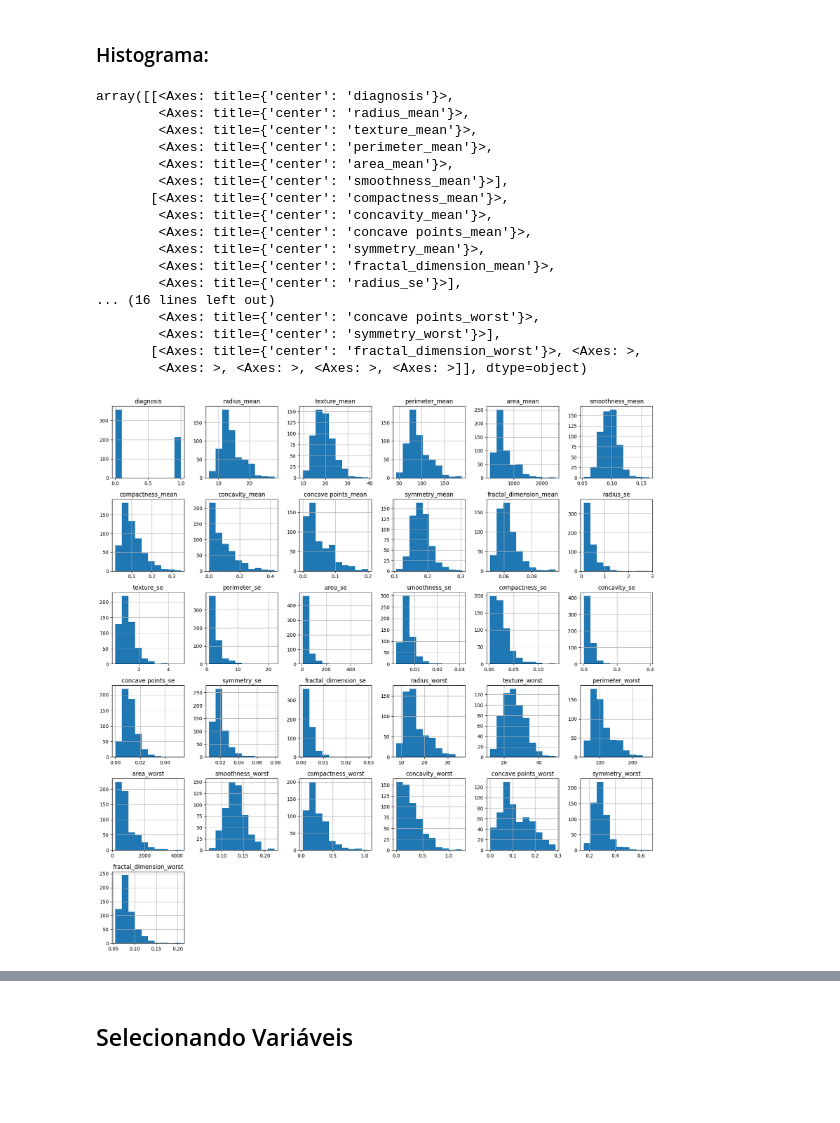
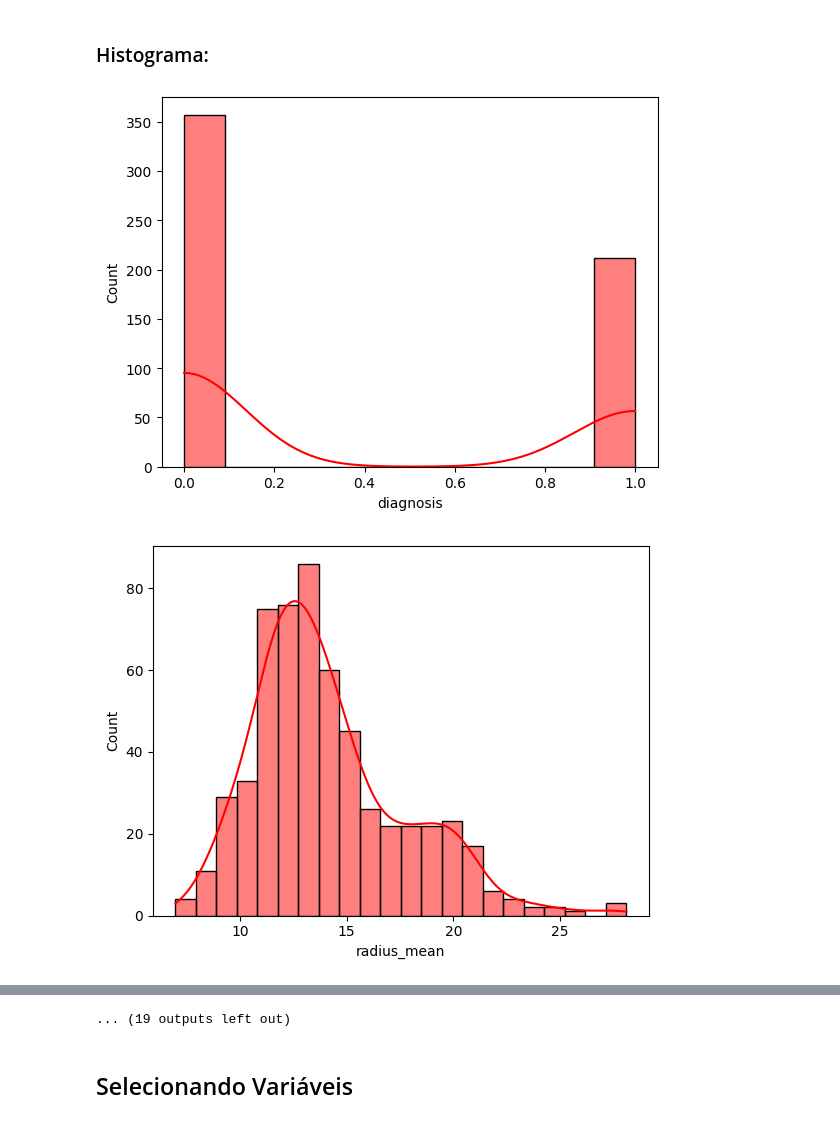
Before and after one commit to Gus-1003/DataScience, a Jupyter notebook: Análise_Dataset_Câncer-de-Mama/Analise_Dataset_Cancer_de_Mama.ipynb, the cells around one changed output, grey strips where cells are left out. Saved outputs shown, nothing was run; the diff lists cells and outputs as text; code cells hidden in the pictures; blank space fills up the shorter version.

```diff
--- a/Análise_Dataset_Câncer-de-Mama/Analise_Dataset_Cancer_de_Mama.ipynb
+++ b/Análise_Dataset_Câncer-de-Mama/Analise_Dataset_Cancer_de_Mama.ipynb
@@ -261,24 +261,10 @@ plt.show()
 ... (18 outputs left out)
 # %% [markdown]
 ### Histograma:
-# %%
-casos.hist(figsize=(20,20))
-# %% [output]
-array([[<Axes: title={'center': 'diagnosis'}>,
-        <Axes: title={'center': 'radius_mean'}>,
-        <Axes: title={'center': 'texture_mean'}>,
-        <Axes: title={'center': 'perimeter_mean'}>,
-        <Axes: title={'center': 'area_mean'}>,
-        <Axes: title={'center': 'smoothness_mean'}>],
-       [<Axes: title={'center': 'compactness_mean'}>,
-        <Axes: title={'center': 'concavity_mean'}>,
-        <Axes: title={'center': 'concave points_mean'}>,
-        <Axes: title={'center': 'symmetry_mean'}>,
-        <Axes: title={'center': 'fractal_dimension_mean'}>,
-        <Axes: title={'center': 'radius_se'}>],
-... (16 lines left out)
-        <Axes: title={'center': 'concave points_worst'}>,
-        <Axes: title={'center': 'symmetry_worst'}>],
-       [<Axes: title={'center': 'fractal_dimension_worst'}>, <Axes: >,
-        <Axes: >, <Axes: >, <Axes: >, <Axes: >]], dtype=object)
-[figure, removed]
+# %%
+for column in casos.select_dtypes(include=['float', 'int']).columns:
+  sns.histplot(data=casos, x=column, kde=True, color="red")
+  plt.show()
+# %% [output]
+[figure, added]
+[figure, added]
@@ -285,3 +281,4 @@ array([[<Axes: title={'center': 'diagnosis'}>,
+... (19 outputs left out)
 # %% [markdown]
 ## Selecionando Variáveis
 # %% [markdown]
```
Also changed, not shown: parts of 4 cells of this notebook.
